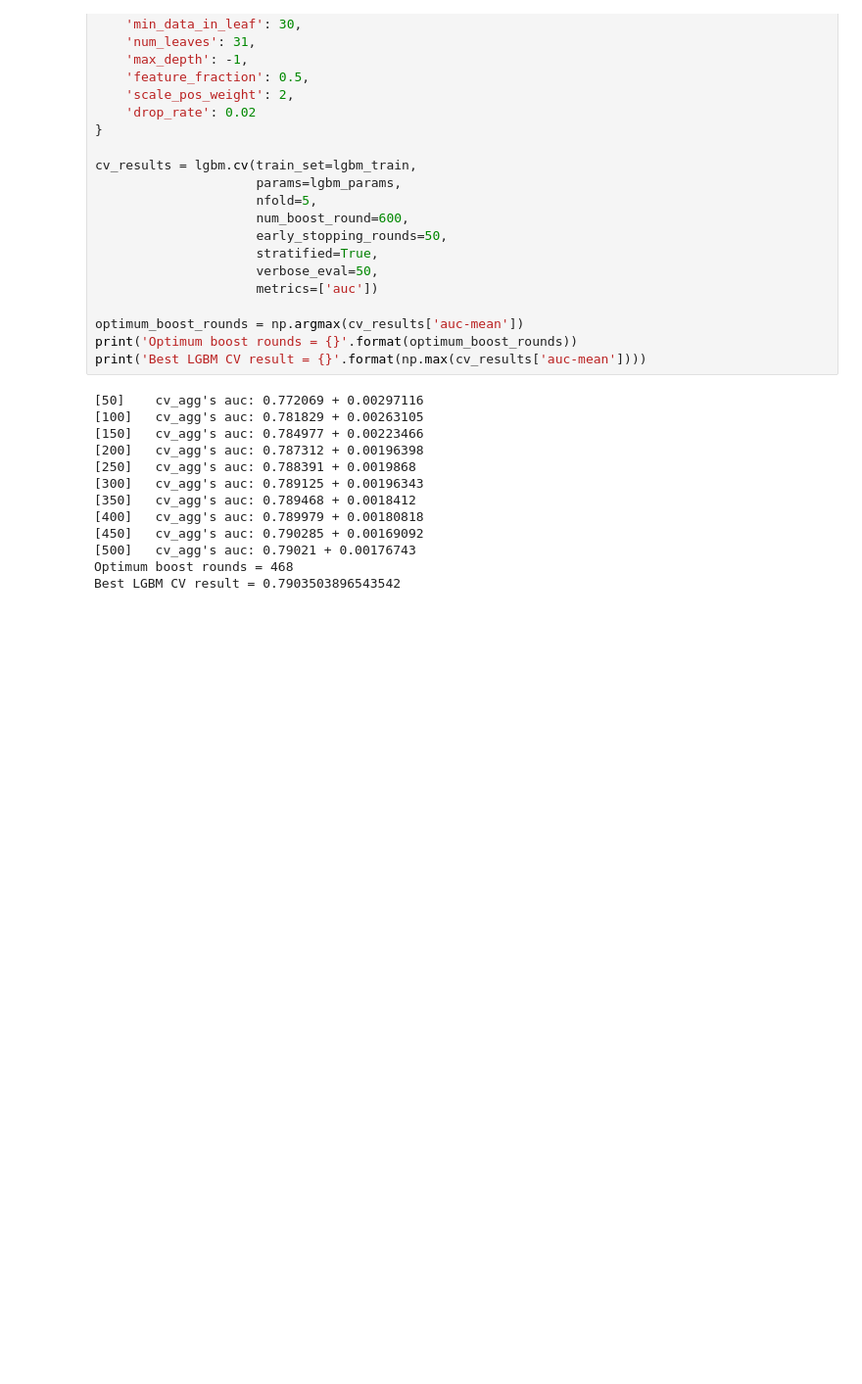
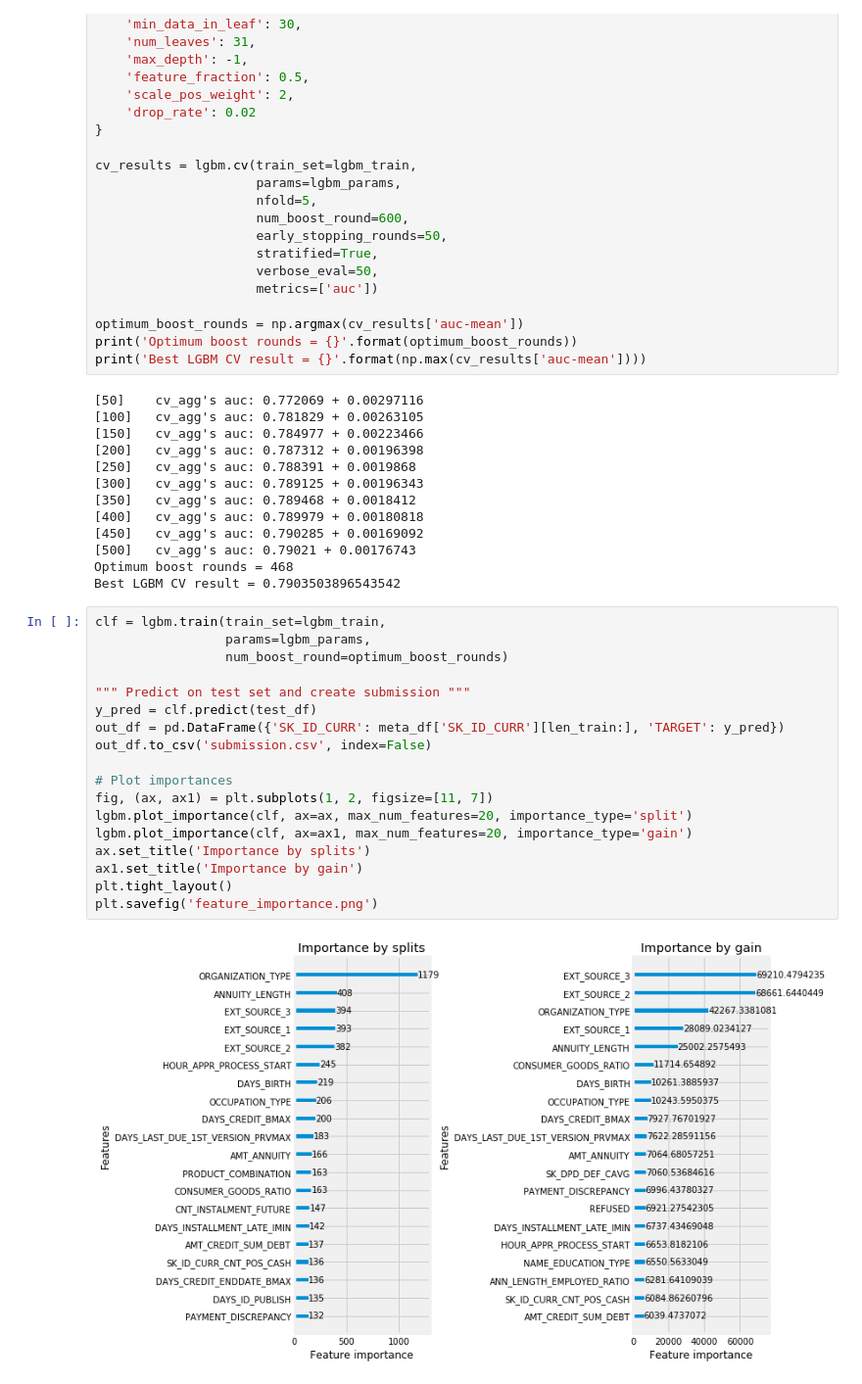
Before and after one commit to dataronio/k, a Jupyter notebook: k2.ipynb, the cells around one changed output. Shown at 98% size. Saved outputs shown, nothing was run; the diff lists cells and outputs as text; blank space fills up the shorter version.

```diff
--- a/k2.ipynb
+++ b/k2.ipynb
@@ -198,3 +198,23 @@ print('Best LGBM CV result = {}'.format(np.max(cv_results['auc-mean'])))
 [500]   cv_agg's auc: 0.79021 + 0.00176743
 Optimum boost rounds = 468
 Best LGBM CV result = 0.7903503896543542
+# %%
+clf = lgbm.train(train_set=lgbm_train,
+                 params=lgbm_params,
+                 num_boost_round=optimum_boost_rounds)
+
+""" Predict on test set and create submission """
+y_pred = clf.predict(test_df)
+out_df = pd.DataFrame({'SK_ID_CURR': meta_df['SK_ID_CURR'][len_train:], 'TARGET': y_pred})
+out_df.to_csv('submission.csv', index=False)
+
+# Plot importances
+fig, (ax, ax1) = plt.subplots(1, 2, figsize=[11, 7])
+lgbm.plot_importance(clf, ax=ax, max_num_features=20, importance_type='split')
+lgbm.plot_importance(clf, ax=ax1, max_num_features=20, importance_type='gain')
+ax.set_title('Importance by splits')
+ax1.set_title('Importance by gain')
+plt.tight_layout()
+plt.savefig('feature_importance.png')
+# %% [output]
+[figure, added]
```
Also changed, not shown: 1 other file.
